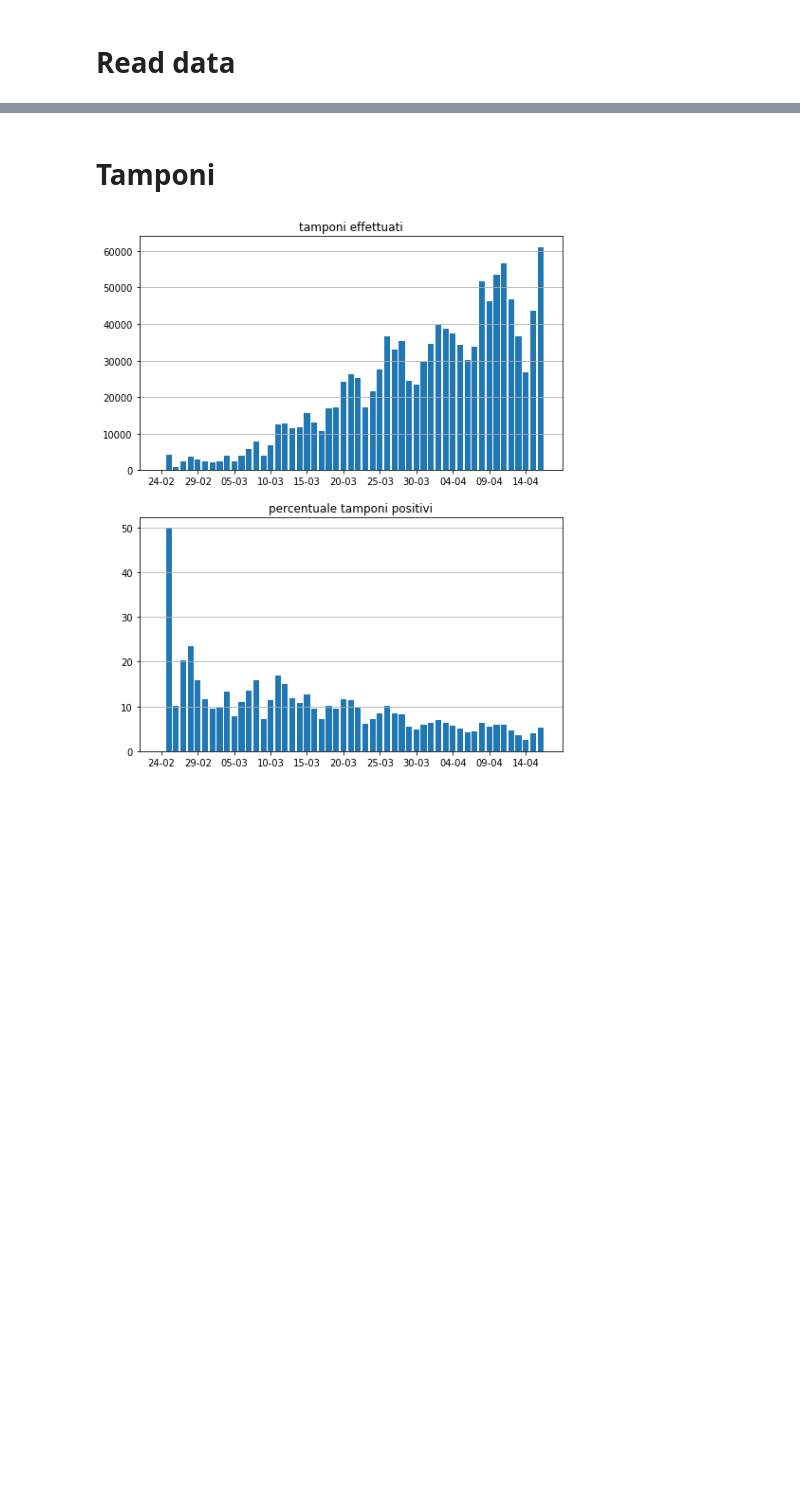
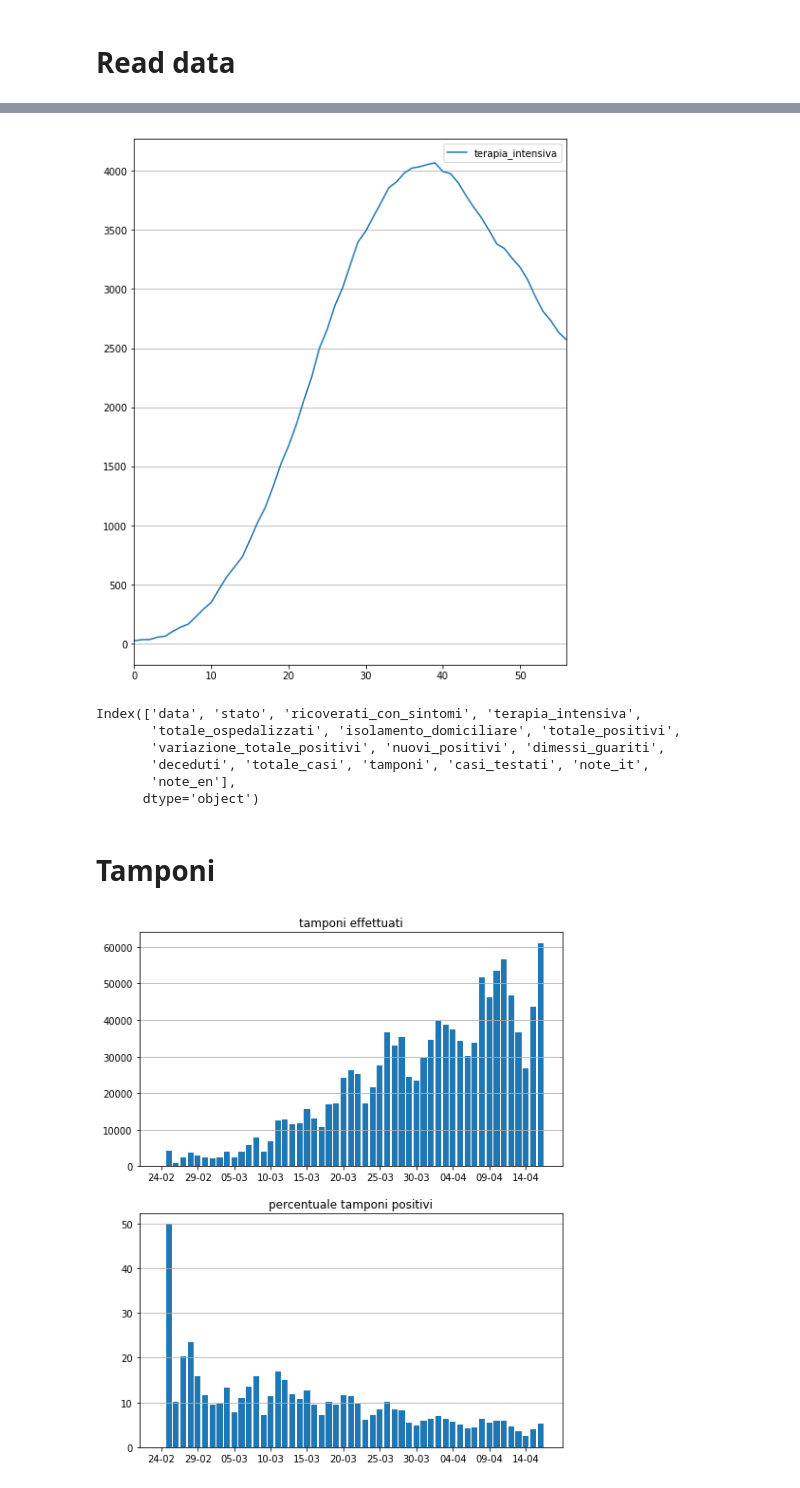
Before and after one commit to meneghet/covid19_predict, a Jupyter notebook: covid19_ita_prediction.ipynb, the cells around one changed output, grey strips where cells are left out. Saved outputs shown, nothing was run; the diff lists cells and outputs as text; code cells hidden in the pictures; blank space fills up the shorter version.

```diff
--- a/covid19_ita_prediction.ipynb
+++ b/covid19_ita_prediction.ipynb
@@ -33,6 +33,27 @@ df.head()
 | 2 | 2020-02-26T18:00:00 | ITA | 128 | 36 | 164 | 221 | ... |
 | 3 | 2020-02-27T18:00:00 | ITA | 248 | 56 | 304 | 284 | ... |
 | 4 | 2020-02-28T18:00:00 | ITA | 345 | 64 | 409 | 412 | ... |
+# %%
+# 'data', 'ricoverati_con_sintomi', 'terapia_intensiva','totale_ospedalizzati',
+# 'isolamento_domiciliare', 'totale_positivi', 'variazione_totale_positivi', 'nuovi_positivi',
+# 'dimessi_guariti', 'deceduti', 'totale_casi', 'tamponi', 'casi_testati'
+
+cols = ['terapia_intensiva'] + ['data']
+
+fig, ax = plt.subplots(1,1,figsize=[8,10])
+df.loc[:,cols].plot(ax=ax)
+ax.grid(axis='y')
+# %% [output]
+[figure, added]
+# %%
+df.columns
+# %% [output]
+Index(['data', 'stato', 'ricoverati_con_sintomi', 'terapia_intensiva',
+       'totale_ospedalizzati', 'isolamento_domiciliare', 'totale_positivi',
+       'variazione_totale_positivi', 'nuovi_positivi', 'dimessi_guariti',
+       'deceduti', 'totale_casi', 'tamponi', 'casi_testati', 'note_it',
+       'note_en'],
+      dtype='object')
 # %% [markdown]
 # Tamponi
 # %%
```
Also changed, not shown: 4 other files.
